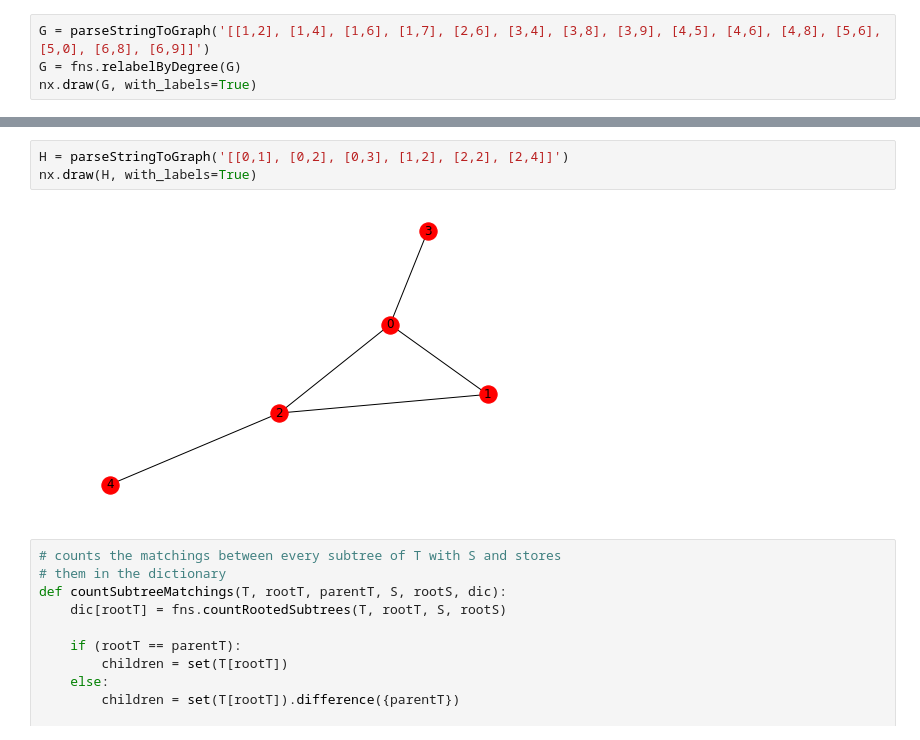
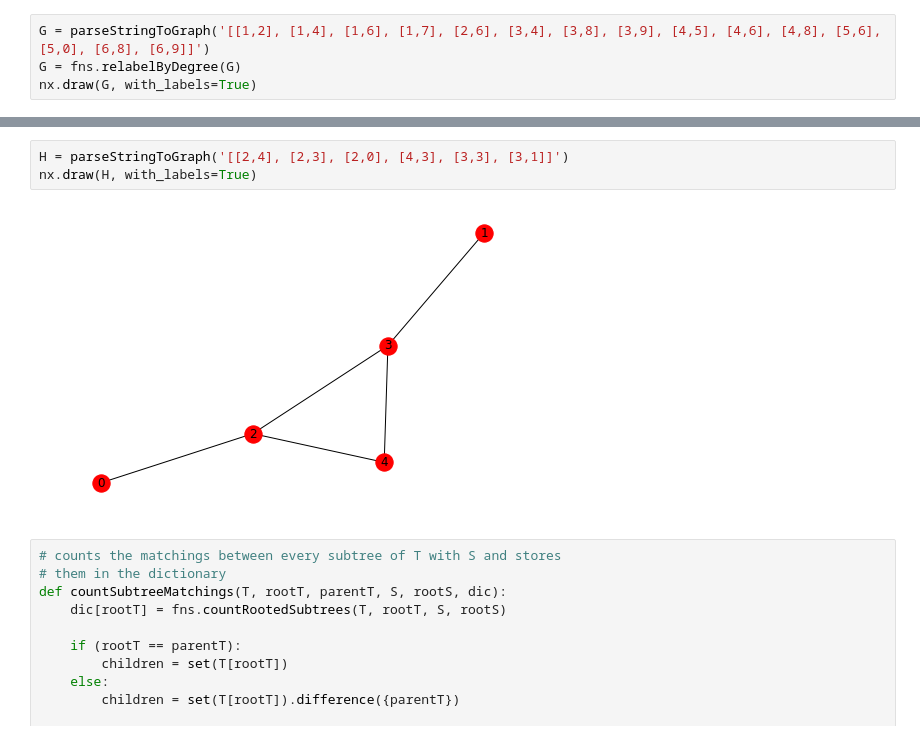
Before and after one commit to ta-rekt/motif-discovery, a Jupyter notebook: src/testing.ipynb, the cells around one changed output, grey strips where cells are left out. Saved outputs shown, nothing was run; the diff lists cells and outputs as text.

```diff
--- a/src/testing.ipynb
+++ b/src/testing.ipynb
@@ -343,9 +349,9 @@ print(M)
 {}
 # %%
-H = parseStringToGraph('[[0,1], [0,2], [0,3], [1,2], [2,2], [2,4]]')
+H = parseStringToGraph('[[2,4], [2,3], [2,0], [4,3], [3,3], [3,1]]')
 nx.draw(H, with_labels=True)
 # %% [output]
-[figure, old version]
+[figure, new version]
 # %%
 # counts the matchings between every subtree of T with S and stores
 # them in the dictionary
```
Also changed, not shown: parts of 7 cells of this notebook, 1 other file.
